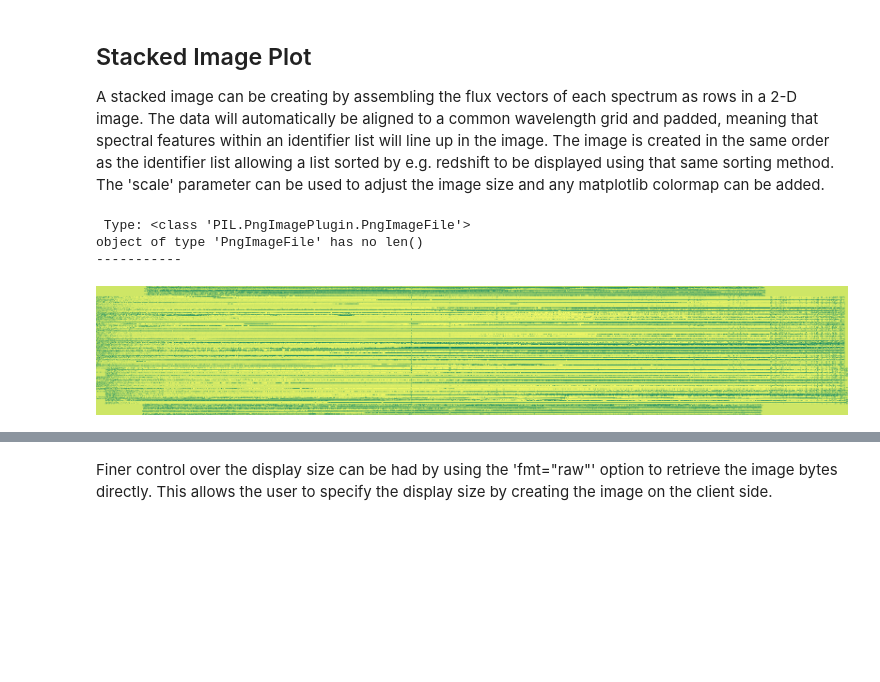
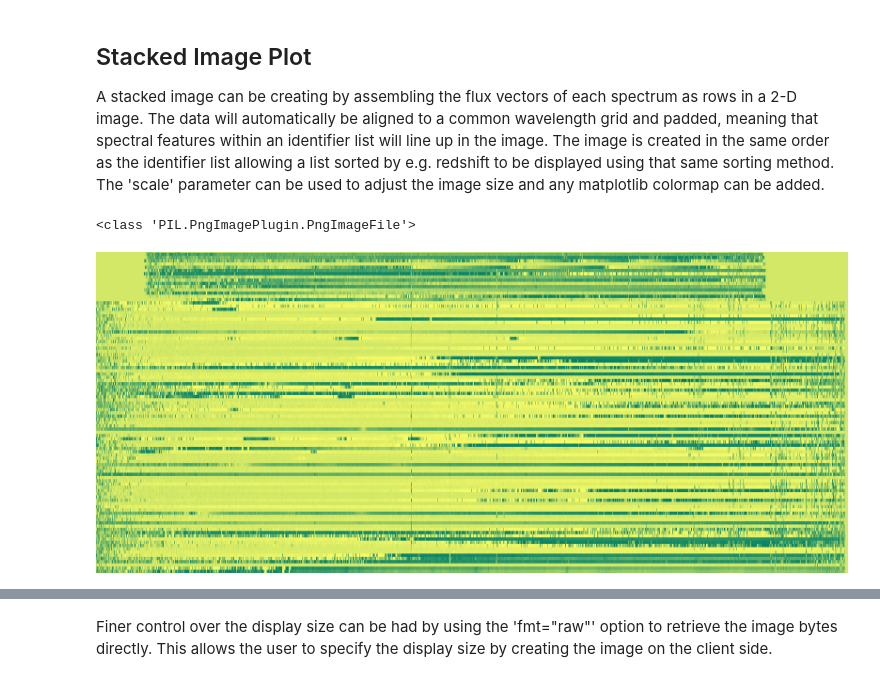
Before and after one commit to mjfitzpatrick/specserver, a Jupyter notebook: doc/How_to_use_the_Spectral_Data_Client.ipynb, the cells around one changed output, grey strips where cells are left out. Drawn from its saved outputs; the diff is of its cells as text; code cells hidden in the pictures; blank space fills up the shorter version.

```diff
--- a/doc/How_to_use_the_Spectral_Data_Client.ipynb
+++ b/doc/How_to_use_the_Spectral_Data_Client.ipynb
@@ -155,7 +155,7 @@ from matplotlib import pyplot as plt      # visualization libs
 # Data Lab imports
 #from dl import specClient as spec
 import specClient as spec                 # when using the specClient.py file directly
-spec.set_svc_url('http://gp07.datalab.noao.edu:6998/spec')
+#spec.set_svc_url('http://gp07.datalab.noao.edu:6998/spec')
 
 from dl import storeClient
 from dl import queryClient
@@ -711,7 +715,7 @@ For single spectra we provide a simple `plot()` method to display the spectrum.
 For example, to plot a spectrum from an identifier:
 # %%
 # Create a spectrum ID list for the plot
-id_list = spec.query(30.0, 1.0, 25.0, out='', constraint='limit 200')
+id_list = spec.query(30.0, 1.0, 25.0, out='', constraint='limit 100')
 spec.plot(id_list[2], title='Test Object', figsize=(10,4),bands='flux,model', mark_lines='e')
 # %% [output]
 [figure]
@@ -785,11 +789,9 @@ A stacked image can be creating by assembling the flux vectors of each spectrum
 # %%
 %%time
 
-stack_png = spec.stackedImage(id_list, scale=(0.5,2.0), cmap='summer', fmt='png')
-info(stack_png)
+stack_png = spec.stackedImage(id_list, scale=(0.5,2.0), thickness=5, cmap='summer', fmt='png')
+print(type(stack_png))
 display(stack_png)
 # %% [output]
- Type: <class 'PIL.PngImagePlugin.PngImageFile'>
-object of type 'PngImageFile' has no len()
------------
+<class 'PIL.PngImagePlugin.PngImageFile'>
-[figure, old version]
+[figure, new version]
```
Also changed, not shown: parts of 12 cells of this notebook, 1 other file.
